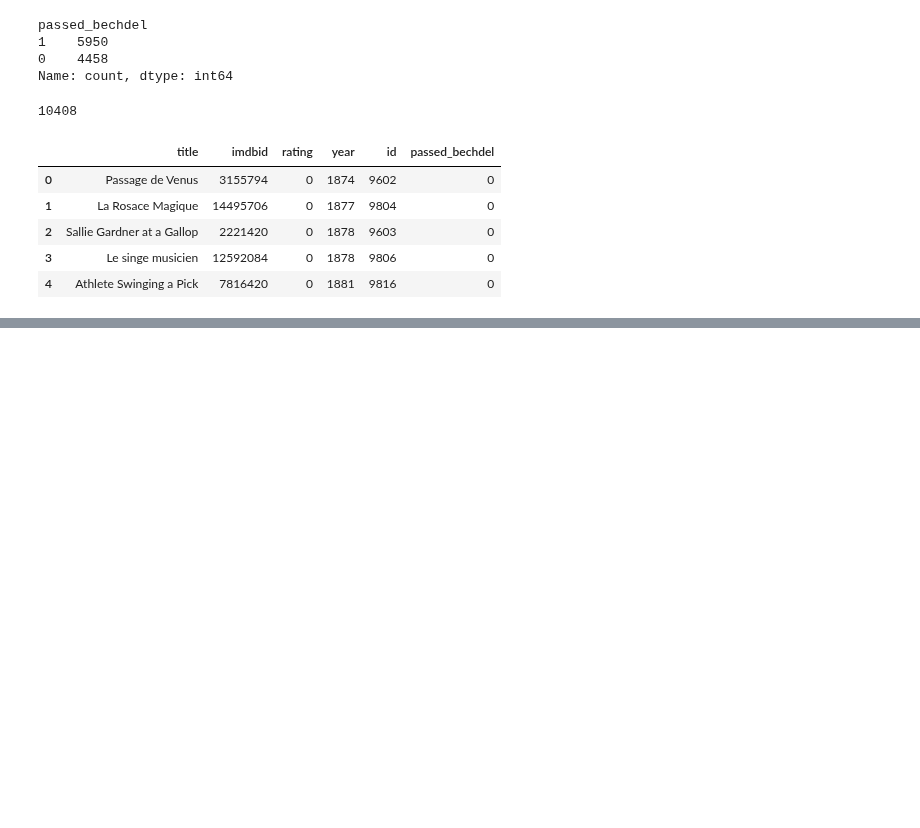
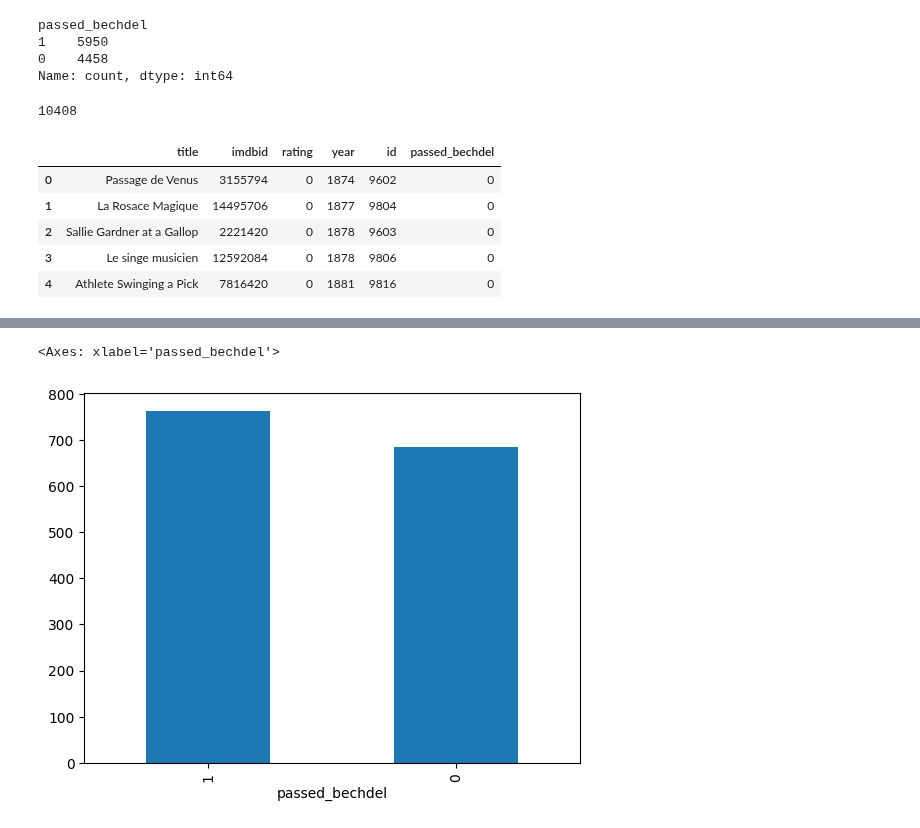
Before and after one commit to sigridbom/NLP_exam, a Jupyter notebook: bechdel_labels.ipynb, the cells around one changed output, grey strips where cells are left out. Saved outputs shown, nothing was run; the diff lists cells and outputs as text; code cells hidden in the pictures; blank space fills up the shorter version.

Commit message:
have matched scripts and titles

```diff
--- a/bechdel_labels.ipynb
+++ b/bechdel_labels.ipynb
@@ -110,5 +90,5 @@ df.head()
 | 4 | Athlete Swinging a Pick | 7816420 | 0 | 1881 | 9816 | 0 |
 # %%
 # I would like to make a list of movie names, which I would like to download the script from
-movie_titles = df['title']
-imdb_id = df['imdbid']
+movie_titles = df['title'].to_list()
+#imdb_id = df['imdbid'].to_list() - didn't use anyway
@@ -158,0 +150,7 @@ Name: title, dtype: object
+# %%
+# read txt file into list
+with open('data/movie_scripts.txt', 'r') as f:
+    movie_scripts = f.read().splitlines()  # Read lines and remove the newline characters
+
+# Print the list
+print(movie_scripts)
@@ -158,0 +161,19 @@ Name: title, dtype: object
+# %%
+# List to store matches as tuples
+matched_pairs = []
+
+# Loop through movie titles and find matching scripts
+for title in movie_titles:
+    for script in movie_scripts:
+        if script.startswith(title):
+            matched_pairs.append((title, script))  # Add the match as a tuple
+            break  # Stop checking once a match is found for this title
+
+# Print the results
+print("Matched pairs:")
+for pair in matched_pairs:
+    print(pair)
+
+# Unmatched titles
+unmatched_titles = [title for title in movie_titles if title not in [pair[0] for pair in matched_pairs]]
+print("\nUnmatched titles:", unmatched_titles)
@@ -158,0 +223,11 @@ Name: title, dtype: object
+# %%
+# filtering the dataframe to only contain the matched titles
+
+# Extract matched titles from matched_pairs
+matched_titles = [pair[0] for pair in matched_pairs]
+
+# Filter the DataFrame to keep only rows where the title is in matched_titles
+filtered_df = df[df['title'].isin(matched_titles)]
+
+# Display the filtered DataFrame
+print(len(filtered_df))
@@ -158,0 +245,6 @@ Name: title, dtype: object
+# %%
+# check distribution of bechdel labels of the matched pairs
+filtered_df['passed_bechdel'].value_counts().plot.bar()
+# %% [output]
+<Axes: xlabel='passed_bechdel'>
+[figure, added]
```
Also changed, not shown: parts of 30 cells of this notebook, 4 other files.
